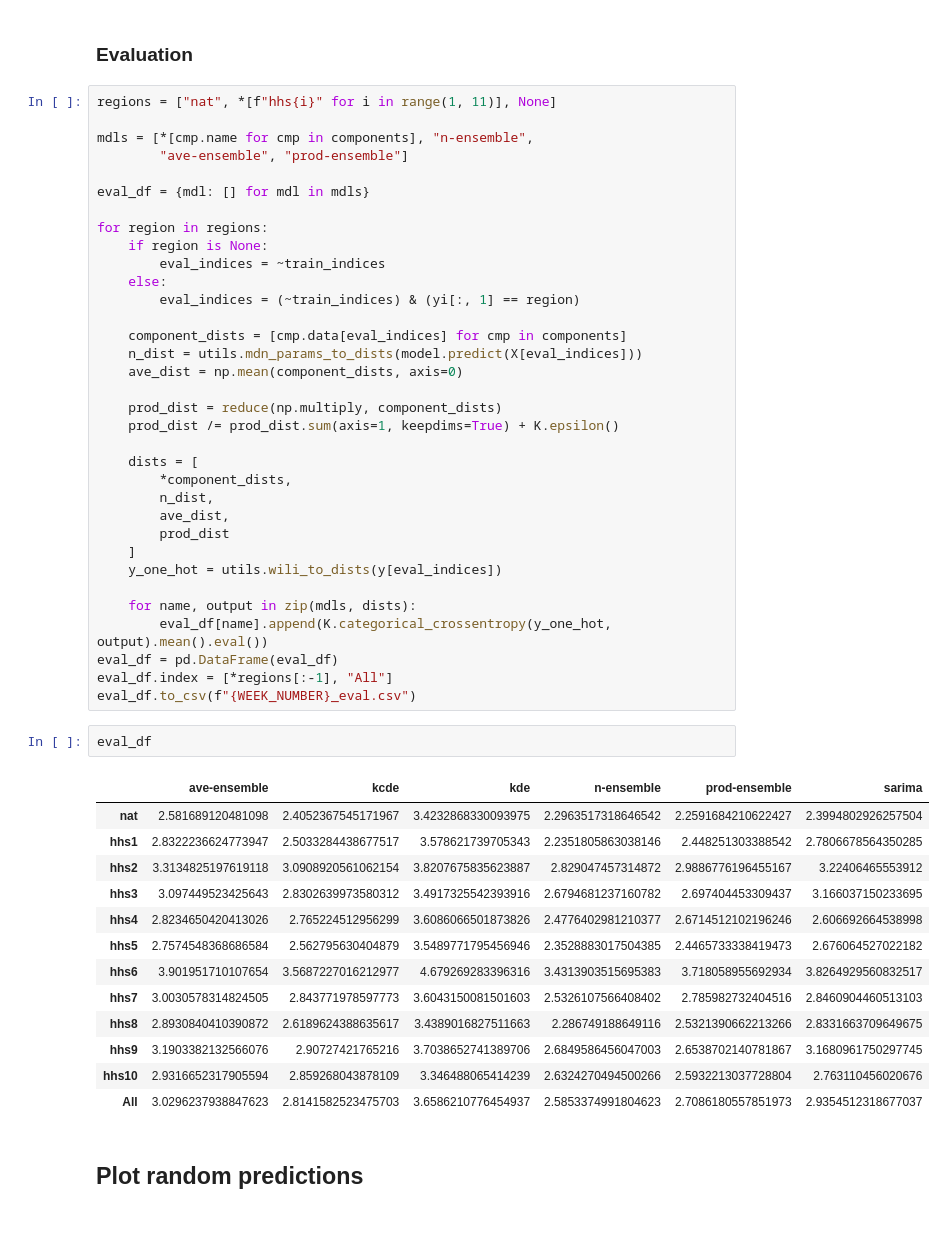
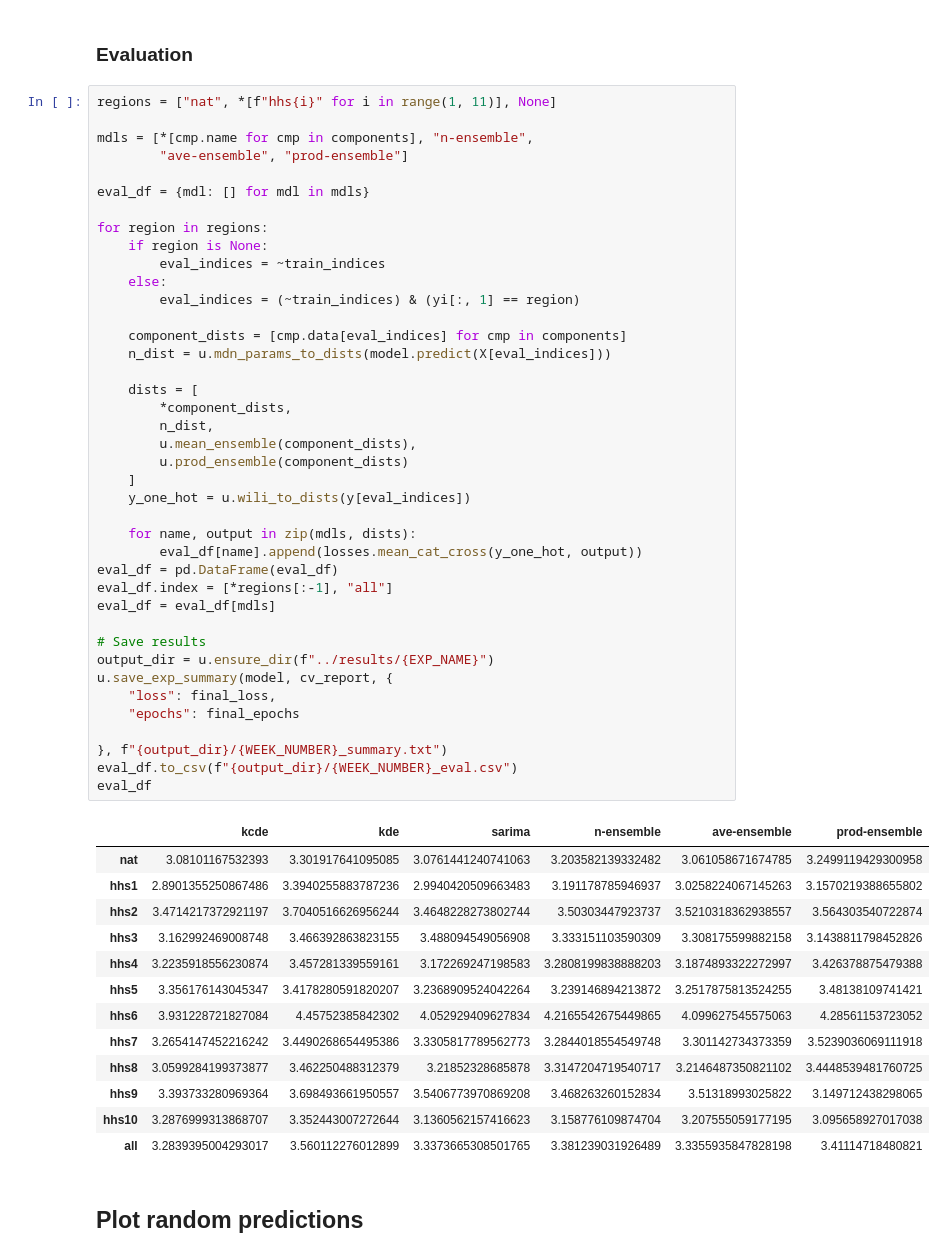
Before and after one commit to reichlab/neural-stack, a Jupyter notebook: notebooks/1.0-mixture-density-network.ipynb, the cells around one changed output. Drawn from its saved outputs; the diff is of its cells as text; blank space fills up the shorter version.

```diff
--- a/notebooks/1.0-mixture-density-network.ipynb
+++ b/notebooks/1.0-mixture-density-network.ipynb
@@ -143,53 +173,57 @@ plt.plot(final_history.history["loss"])
 # %%
 regions = ["nat", *[f"hhs{i}" for i in range(1, 11)], None]
 
 mdls = [*[cmp.name for cmp in components], "n-ensemble",
         "ave-ensemble", "prod-ensemble"]
 
 eval_df = {mdl: [] for mdl in mdls}
 
 for region in regions:
     if region is None:
         eval_indices = ~train_indices
     else:
         eval_indices = (~train_indices) & (yi[:, 1] == region)
 
     component_dists = [cmp.data[eval_indices] for cmp in components]
-    n_dist = utils.mdn_params_to_dists(model.predict(X[eval_indices]))
-    ave_dist = np.mean(component_dists, axis=0)
-
-    prod_dist = reduce(np.multiply, component_dists)
-    prod_dist /= prod_dist.sum(axis=1, keepdims=True) + K.epsilon()
+    n_dist = u.mdn_params_to_dists(model.predict(X[eval_indices]))
 
     dists = [
         *component_dists,
         n_dist,
-        ave_dist,
-        prod_dist
+        u.mean_ensemble(component_dists),
+        u.prod_ensemble(component_dists)
     ]
-    y_one_hot = utils.wili_to_dists(y[eval_indices])
+    y_one_hot = u.wili_to_dists(y[eval_indices])
 
     for name, output in zip(mdls, dists):
-        eval_df[name].append(K.categorical_crossentropy(y_one_hot, output).mean().eval())
+        eval_df[name].append(losses.mean_cat_cross(y_one_hot, output))
 eval_df = pd.DataFrame(eval_df)
-eval_df.index = [*regions[:-1], "All"]
-eval_df.to_csv(f"{WEEK_NUMBER}_eval.csv")
+eval_df.index = [*regions[:-1], "all"]
+eval_df = eval_df[mdls]
+
+# Save results
+output_dir = u.ensure_dir(f"../results/{EXP_NAME}")
+u.save_exp_summary(model, cv_report, {
+    "loss": final_loss,
+    "epochs": final_epochs
+
+}, f"{output_dir}/{WEEK_NUMBER}_summary.txt")
+eval_df.to_csv(f"{output_dir}/{WEEK_NUMBER}_eval.csv")
+eval_df
+# %% [output]
+|  | kcde | kde | sarima | n-ensemble | ave-ensemble | prod-ensemble |
+| nat | 3.08101167532393 | 3.301917641095085 | 3.0761441240741063 | 3.203582139332482 | 3.061058671674785 | 3.2499119429300958 |
+| hhs1 | 2.8901355250867486 | 3.3940255883787236 | 2.9940420509663483 | 3.191178785946937 | 3.0258224067145263 | 3.1570219388655802 |
+| hhs2 | 3.4714217372921197 | 3.7040516626956244 | 3.4648228273802744 | 3.50303447923737 | 3.5210318362938557 | 3.564303540722874 |
+| hhs3 | 3.162992469008748 | 3.466392863823155 | 3.488094549056908 | 3.333151103590309 | 3.308175599882158 | 3.1438811798452826 |
+| hhs4 | 3.2235918556230874 | 3.457281339559161 | 3.172269247198583 | 3.2808199838888203 | 3.1874893322272997 | 3.426378875479388 |
+| hhs5 | 3.356176143045347 | 3.4178280591820207 | 3.2368909524042264 | 3.239146894213872 | 3.2517875813524255 | 3.48138109741421 |
+| hhs6 | 3.931228721827084 | 4.45752385842302 | 4.052929409627834 | 4.2165542675449865 | 4.099627545575063 | 4.28561153723052 |
+| hhs7 | 3.2654147452216242 | 3.4490268654495386 | 3.3305817789562773 | 3.2844018554549748 | 3.301142734373359 | 3.5239036069111918 |
+| hhs8 | 3.0599284199373877 | 3.462250488312379 | 3.21852328685878 | 3.3147204719540717 | 3.2146487350821102 | 3.4448539481760725 |
+| hhs9 | 3.393733280969364 | 3.698493661950557 | 3.5406773970869208 | 3.468263260152834 | 3.51318993025822 | 3.149712438298065 |
+| hhs10 | 3.2876999313868707 | 3.352443007272644 | 3.1360562157416623 | 3.158776109874704 | 3.207555059177195 | 3.095658927017038 |
+| all | 3.2839395004293017 | 3.560112276012899 | 3.3373665308501765 | 3.381239031926489 | 3.3355935847828198 | 3.41114718480821 |
-# %%
-eval_df
-# %% [output]
-|  | ave-ensemble | kcde | kde | n-ensemble | prod-ensemble | sarima |
-| nat | 2.581689120481098 | 2.4052367545171967 | 3.4232868330093975 | 2.2963517318646542 | 2.2591684210622427 | 2.3994802926257504 |
-| hhs1 | 2.8322236624773947 | 2.5033284438677517 | 3.578621739705343 | 2.2351805863038146 | 2.448251303388542 | 2.7806678564350285 |
-| hhs2 | 3.3134825197619118 | 3.0908920561062154 | 3.8207675835623887 | 2.829047457314872 | 2.9886776196455167 | 3.22406465553912 |
-| hhs3 | 3.097449523425643 | 2.8302639973580312 | 3.4917325542393916 | 2.6794681237160782 | 2.697404453309437 | 3.166037150233695 |
-| hhs4 | 2.8234650420413026 | 2.765224512956299 | 3.6086066501873826 | 2.4776402981210377 | 2.6714512102196246 | 2.606692664538998 |
-| hhs5 | 2.7574548368686584 | 2.562795630404879 | 3.5489771795456946 | 2.3528883017504385 | 2.4465733338419473 | 2.676064527022182 |
-| hhs6 | 3.901951710107654 | 3.5687227016212977 | 4.679269283396316 | 3.4313903515695383 | 3.718058955692934 | 3.8264929560832517 |
-| hhs7 | 3.0030578314824505 | 2.843771978597773 | 3.6043150081501603 | 2.5326107566408402 | 2.785982732404516 | 2.8460904460513103 |
-| hhs8 | 2.8930840410390872 | 2.6189624388635617 | 3.4389016827511663 | 2.286749188649116 | 2.5321390662213266 | 2.8331663709649675 |
-| hhs9 | 3.1903382132566076 | 2.90727421765216 | 3.7038652741389706 | 2.6849586456047003 | 2.6538702140781867 | 3.1680961750297745 |
-| hhs10 | 2.9316652317905594 | 2.859268043878109 | 3.346488065414239 | 2.6324270494500266 | 2.5932213037728804 | 2.763110456020676 |
-| All | 3.0296237938847623 | 2.8141582523475703 | 3.6586210776454937 | 2.5853374991804623 | 2.7086180557851973 | 2.9354512318677037 |
 # %% [markdown]
 ## Plot random predictions
 # %%
```
Also changed, not shown: parts of 16 cells of this notebook, 9 other files.
